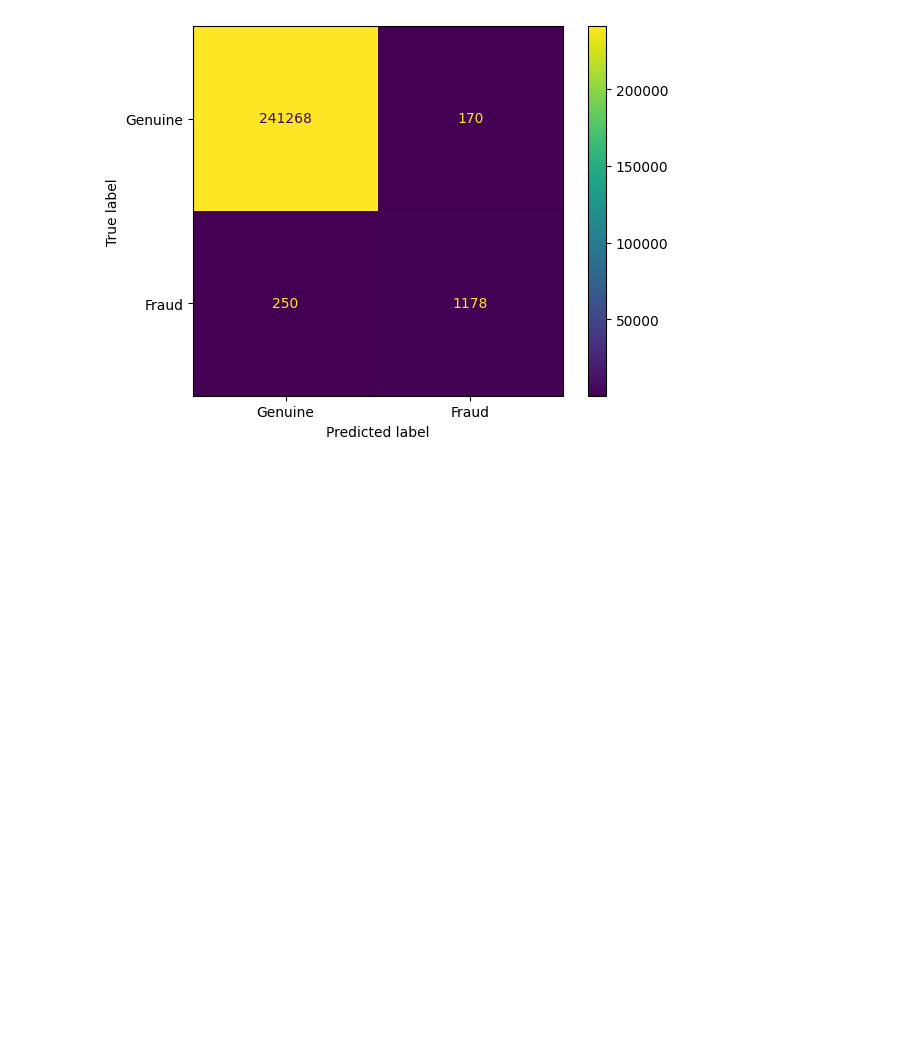
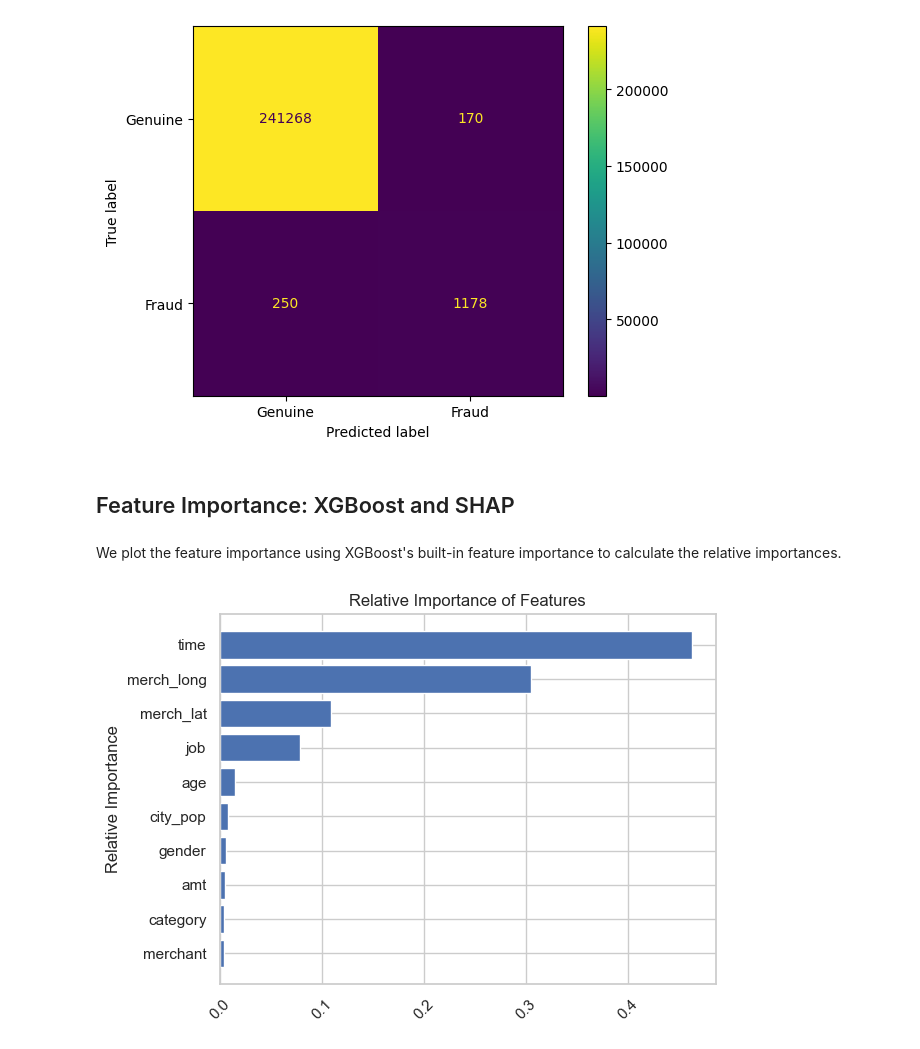
Before and after one commit to hnguyentran03/card_detection, a Jupyter notebook: transaction-fraud-detect.ipynb, the cells around one changed output. Cells and saved outputs as stored; diff of their text form; code cells hidden in the pictures; blank space fills up the shorter version.

```diff
--- a/transaction-fraud-detect.ipynb
+++ b/transaction-fraud-detect.ipynb
@@ -473,9 +627,11 @@ Finding and tuning hyperparameters of the XGBClassifier using RandomizedSearch.
 max_depths = [3, 5, 7, 10] # Determines how far down a decision tree goes before stopping
 gamma = [0.1, 0.3, 0.5, 0.9] # Determines minimum loss reduction for a split
 min_child_weight = [1, 3, 5, 7] #  Determines minimum weight needed for a child
+learning_rate = [0.1, 0.3, 0.5, 0.7, 1]
 param_grid_xgb = {"max_depth": max_depths,
                   "gamma": gamma,
-                  "min_child_weight": min_child_weight}
+                  "min_child_weight": min_child_weight,
+                  "learning_rate": learning_rate}
 
 grid_xgb = RandomizedSearchCV(XGBClassifier(random_state=RANDOM_STATE),
                                   param_grid_xgb,
@@ -513,15 +669,18 @@ try:
     max_depth_xgb = grid_xgb.best_params_["max_depth"]
     gamma_xgb = grid_xgb.best_params_["gamma"]
     min_child_weight_xgb = grid_xgb.best_params_["min_child_weight"]
+    learning_rate_xgb = grid_xgb.best_params_["learning_rate"]
 except (NameError, AttributeError):
     max_depth_xgb = 7
     gamma_xgb = 0.1
     min_child_weight_xgb = 5
+    learning_rate_xgb = 0.3
 
 model_xgb = XGBClassifier(
                             max_depth=max_depth_xgb,
                             gamma=gamma_xgb,
                             min_child_weight=min_child_weight_xgb,
+                            learning_rate =learning_rate_xgb,
                             random_state=RANDOM_STATE)
 
 model_xgb.fit(X_train, Y_train)
@@ -643,3 +802,20 @@ Metrics test:
 Confusion Matrix:
 <sklearn.metrics._plot.confusion_matrix.ConfusionMatrixDisplay at 0x...>
 [figure]
+# %% [markdown]
+## Feature Importance: XGBoost and SHAP
+# %% [markdown]
+We plot the feature importance using XGBoost's built-in feature importance to calculate the relative importances.
+# %%
+importance_scores = model_xgb.feature_importances_
+relative_importance = importance_scores / importance_scores.sum()
+relative_importance.sort()
+
+# Plotting
+plt.barh(X_train.columns, relative_importance)
+plt.xticks(rotation=45)
+plt.ylabel('Relative Importance')
+plt.title('Relative Importance of Features')
+plt.show()
+# %% [output]
+[figure, added]
```
Also changed, not shown: parts of 22 cells of this notebook.
